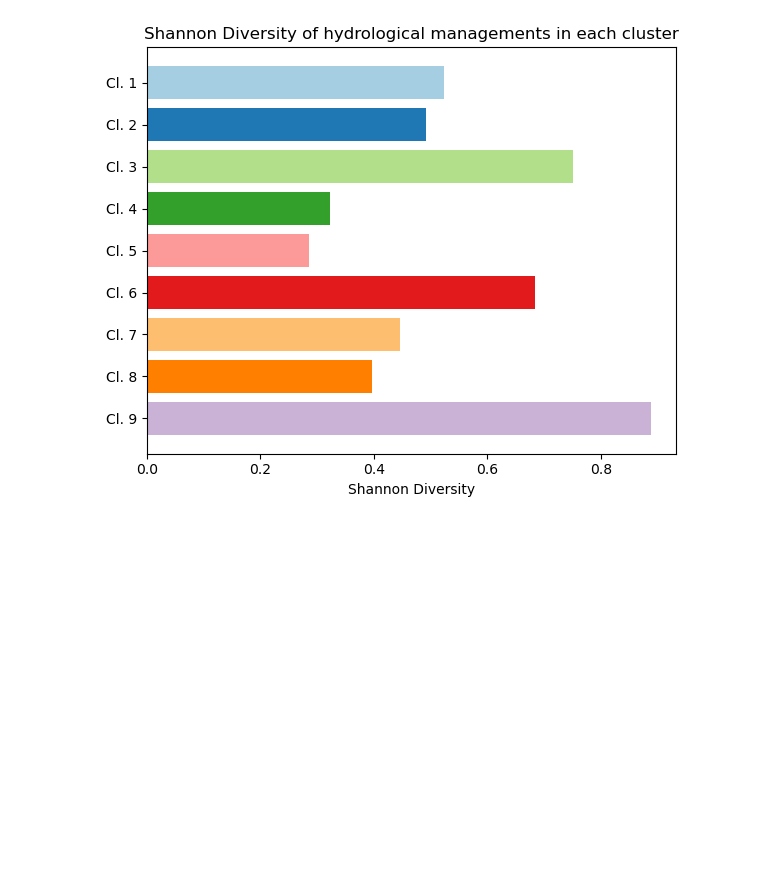
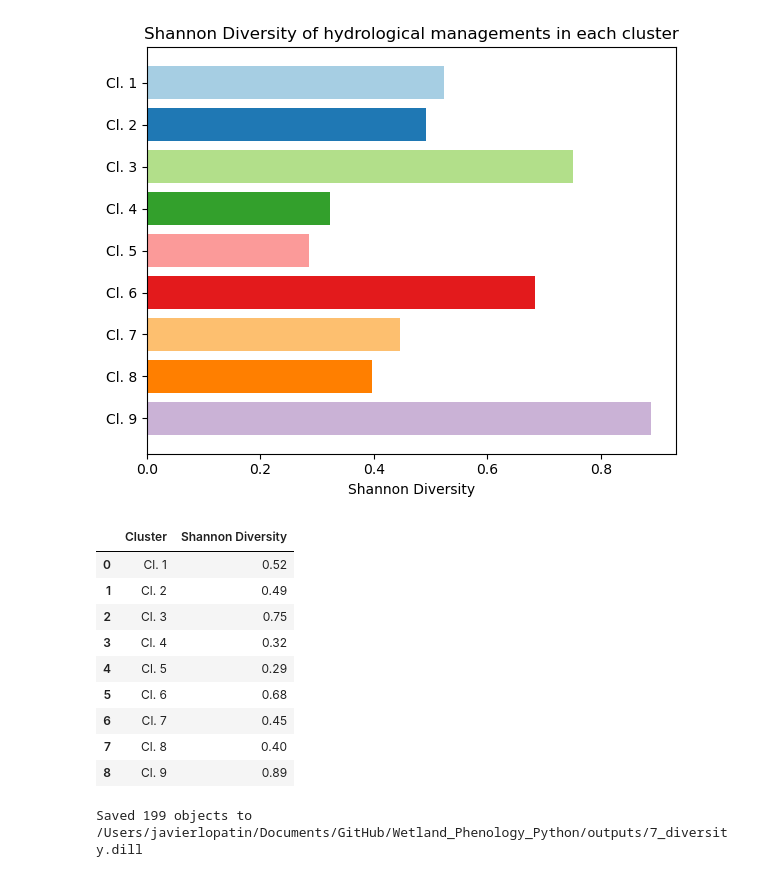
Before and after one commit to JavierLopatin/Wetland_Phenology_Python, a Jupyter notebook: 7_diversity.ipynb, the cells around one changed output. Cells and saved outputs as stored; diff of their text form; code cells hidden in the pictures; blank space fills up the shorter version.

```diff
--- a/7_diversity.ipynb
+++ b/7_diversity.ipynb
@@ -642,3 +611,20 @@ plt.tight_layout()
 #plt.savefig('shannon_management.svg')
 # %% [output]
 [figure]
+# %%
+df_shannon_mgmt = pd.DataFrame({
+    'Cluster': clusters,
+    'Shannon Diversity': shannon_diversity_values
+})
+display(np.round(df_shannon_mgmt, 2))
+# %% [output]
+|  | Cluster | Shannon Diversity |
+| 0 | Cl. 1 | 0.52 |
+| 1 | Cl. 2 | 0.49 |
+| 2 | Cl. 3 | 0.75 |
+| 3 | Cl. 4 | 0.32 |
+| 4 | Cl. 5 | 0.29 |
+| 5 | Cl. 6 | 0.68 |
+| 6 | Cl. 7 | 0.45 |
+| 7 | Cl. 8 | 0.40 |
+| 8 | Cl. 9 | 0.89 |
@@ -644,0 +667,8 @@ plt.tight_layout()
+# %%
+outpath = "/Users/javierlopatin/Documents/GitHub/Wetland_Phenology_Python/outputs/7_diversity.dill"
+save_workspace(outpath)
+
+# To load the workspace later, use:
+# load_workspace(outpath)
+# %% [output]
+Saved 199 objects to /Users/javierlopatin/Documents/GitHub/Wetland_Phenology_Python/outputs/7_diversity.dill
```
Also changed, not shown: parts of 12 cells of this notebook, 1 other file.
